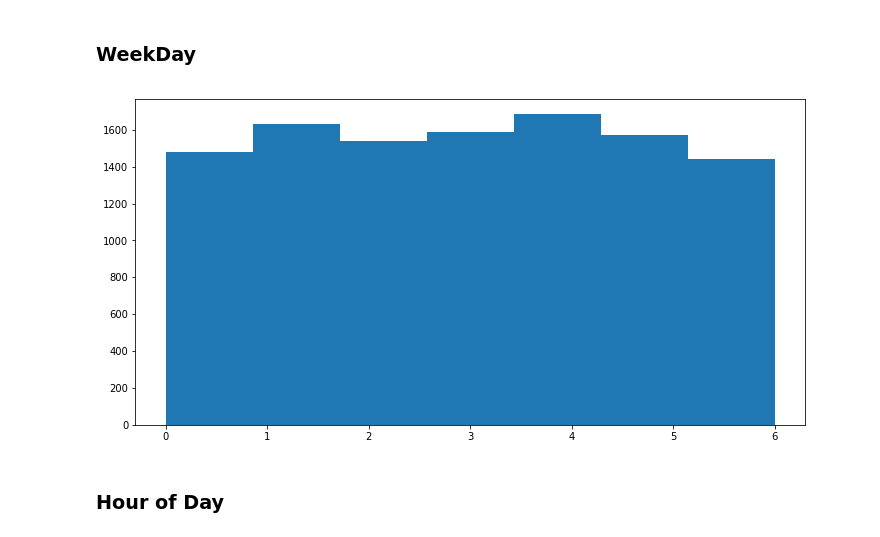
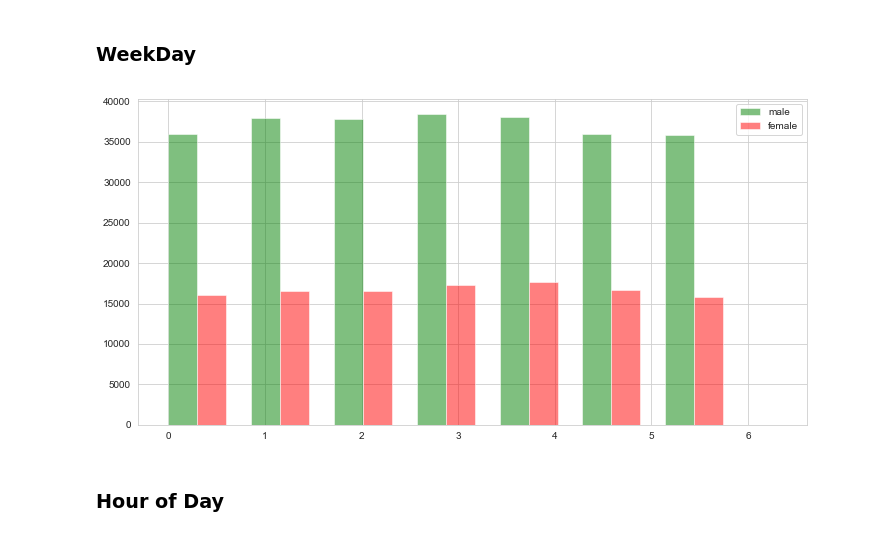
Before and after one commit to wlee0515/Application_Criteria_Generator, a Jupyter notebook: Application_Criteria_Generator/Code/DataPrep/Exploratory Data Analysis.ipynb, the cells around one changed output. Cells and saved outputs as stored; diff of their text form; code cells hidden in the pictures.

```diff
--- a/Application_Criteria_Generator/Code/DataPrep/Exploratory Data Analysis.ipynb
+++ b/Application_Criteria_Generator/Code/DataPrep/Exploratory Data Analysis.ipynb
@@ -12,6 +12,12 @@ import numpy as np
 import matplotlib.pyplot as plt
 import os
 
+# the more advanced python visualization library
+import seaborn as sns
+
+# apply style to all the charts
+sns.set_style('whitegrid')
+
 # convert sientific notation to decimals
 pd.set_option("display.float_format", lambda x:"%.2f" % x)
 # %% [markdown]
@@ -55,0 +150,4 @@ df_active_app
+# %%
+df_normalized_active_app = df_active_app.drop('event_id', axis=1)
+df_normalized_active_app = df_normalized_active_app.groupby(["device_id","gender","age","group_y","phone_brand","device_model","day_of_week","hour"]).mean().reset_index()
+df_normalized_active_app
@@ -56,12 +200,20 @@ df_active_app
+# %%
+df_male_users_active_app = df_normalized_active_app[df_normalized_active_app['gender']=="M"]
+df_female_users_active_app = df_normalized_active_app[df_normalized_active_app['gender']=="F"]
+
+df_male_users_profile = df_user_profile[df_user_profile['gender']=="M"]
+df_female_users_profile = df_user_profile[df_user_profile['gender']=="F"]
 # %% [markdown]
 ## Check Data distribution in time
 # %% [markdown]
 ### WeekDay
-# %%
-plt.figure(figsize=(12,6))
-plt.hist(df_active_app['day_of_week'], bins=7)
-plt.show()
-# %% [output]
-[figure, removed]
+# %%
+plt.figure(figsize=(12,6))
+plt.hist(df_male_users_active_app['day_of_week'], bins=7, width=0.3, color="green", alpha=0.5, label='male')
+plt.hist(df_female_users_active_app['day_of_week']+0.3, bins=7, width=0.3, color="red", alpha=0.5, label='female')
+plt.legend(loc='upper right')
+plt.show()
+# %% [output]
+[figure, added]
 # %% [markdown]
 ### Hour of Day
```
Also changed, not shown: parts of 51 cells of this notebook.
